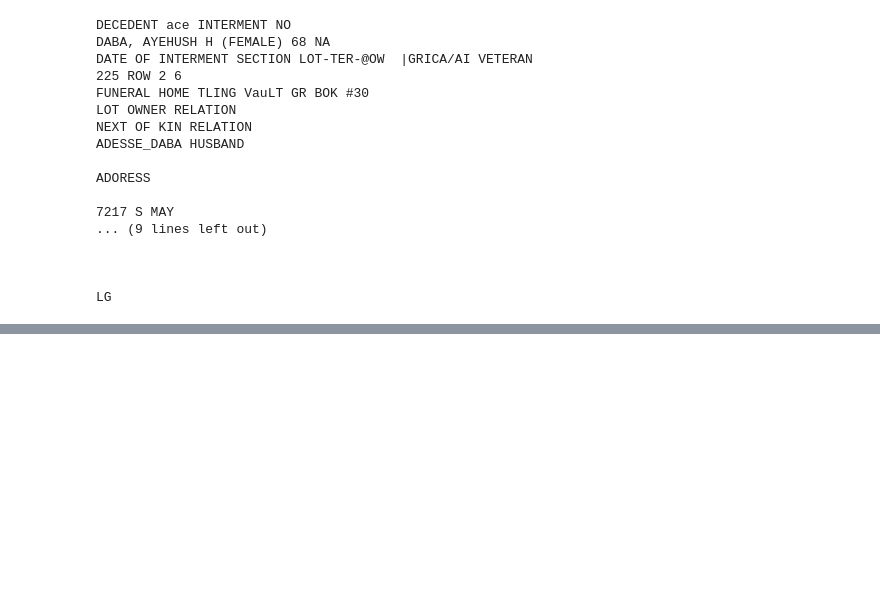
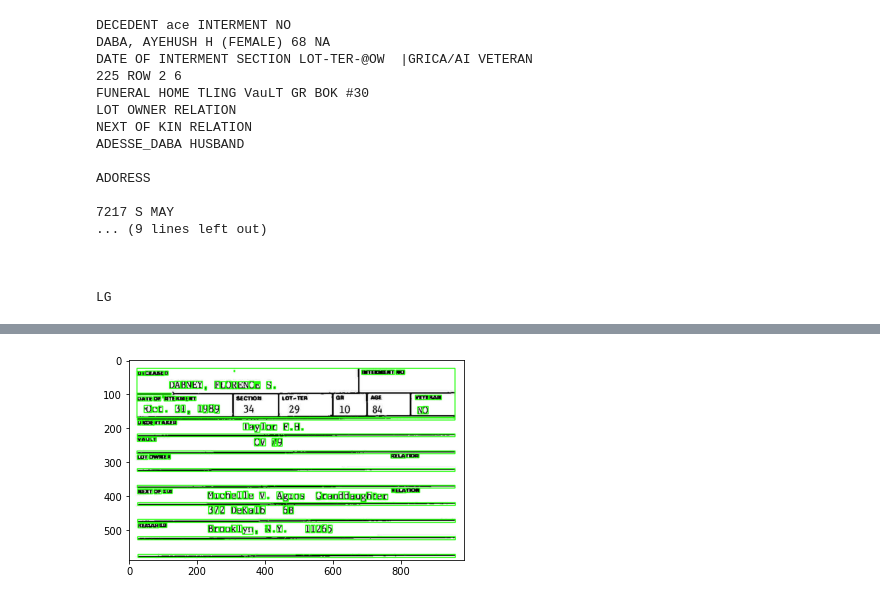
Before and after one commit to cwperks/eai6020, a Jupyter notebook: notebooks/pytesseract-scratch.ipynb, the cells around one changed output, grey strips where cells are left out. Cells and saved outputs as stored; diff of their text form; code cells hidden in the pictures; blank space fills up the shorter version.

```diff
--- a/notebooks/pytesseract-scratch.ipynb
+++ b/notebooks/pytesseract-scratch.ipynb
@@ -521,0 +988,26 @@ iCard_021948_1_Dail_Hazikiah.jpg
+# %%
+import cv2
+import numpy as np
+from matplotlib import pyplot as plt
+
+# Load image, grayscale, Otsu's threshold
+image = cv2.imread('../OneDrive_1_11-6-2019/iCard_021879_1_Dabney_Florence_S.jpg')
+original = image.copy()
+gray = cv2.cvtColor(image, cv2.COLOR_BGR2GRAY)
+thresh = cv2.threshold(gray, 0, 255, cv2.THRESH_BINARY_INV + cv2.THRESH_OTSU)[1]
+
+# Find contours, obtain bounding box, extract and save ROI
+ROI_number = 0
+cnts = cv2.findContours(thresh, cv2.RETR_EXTERNAL, cv2.CHAIN_APPROX_SIMPLE)
+cnts = cnts[0] if len(cnts) == 2 else cnts[1]
+for c in cnts:
+    x,y,w,h = cv2.boundingRect(c)
+    cv2.rectangle(image, (x, y), (x + w, y + h), (36,255,12), 2)
+    ROI = original[y:y+h, x:x+w]
+    cv2.imwrite('ROI_{}.png'.format(ROI_number), ROI)
+    ROI_number += 1
+
+plt.imshow(image)
+plt.show()
+# %% [output]
+[figure, added]
```
Also changed, not shown: parts of 16 cells of this notebook.
